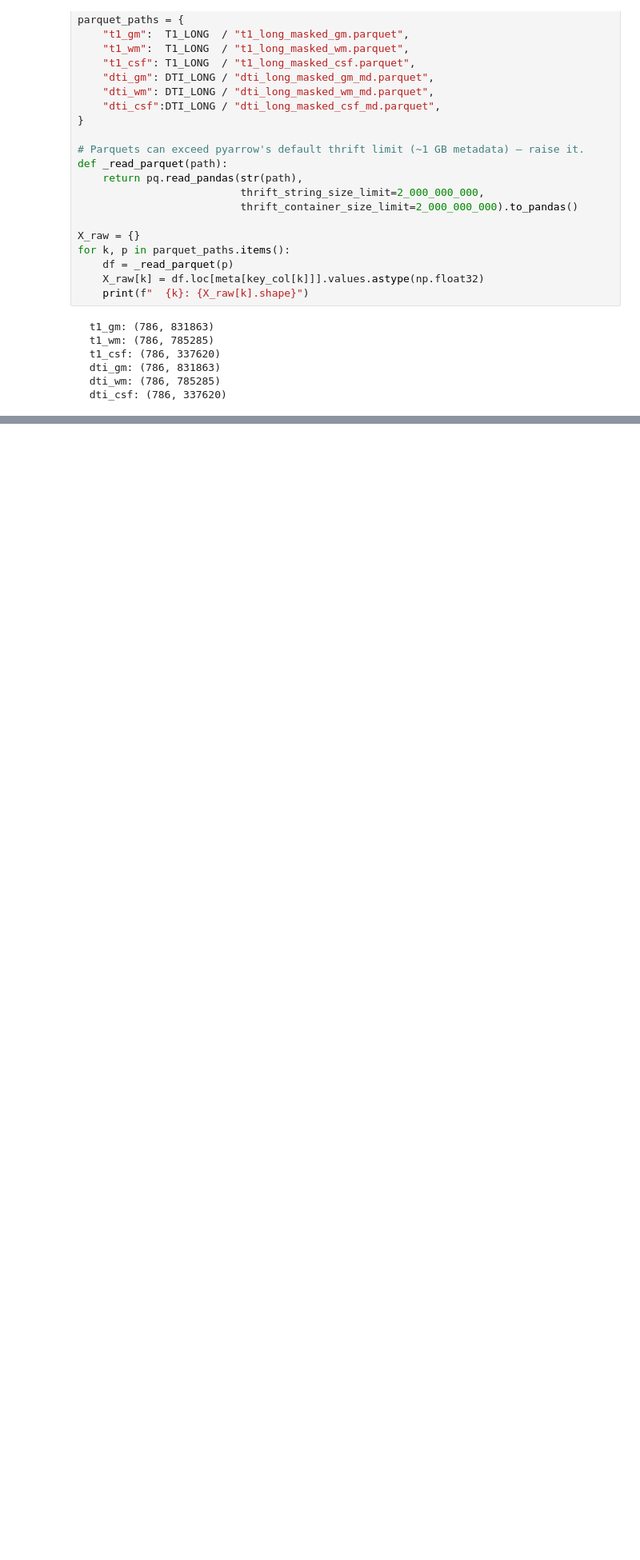
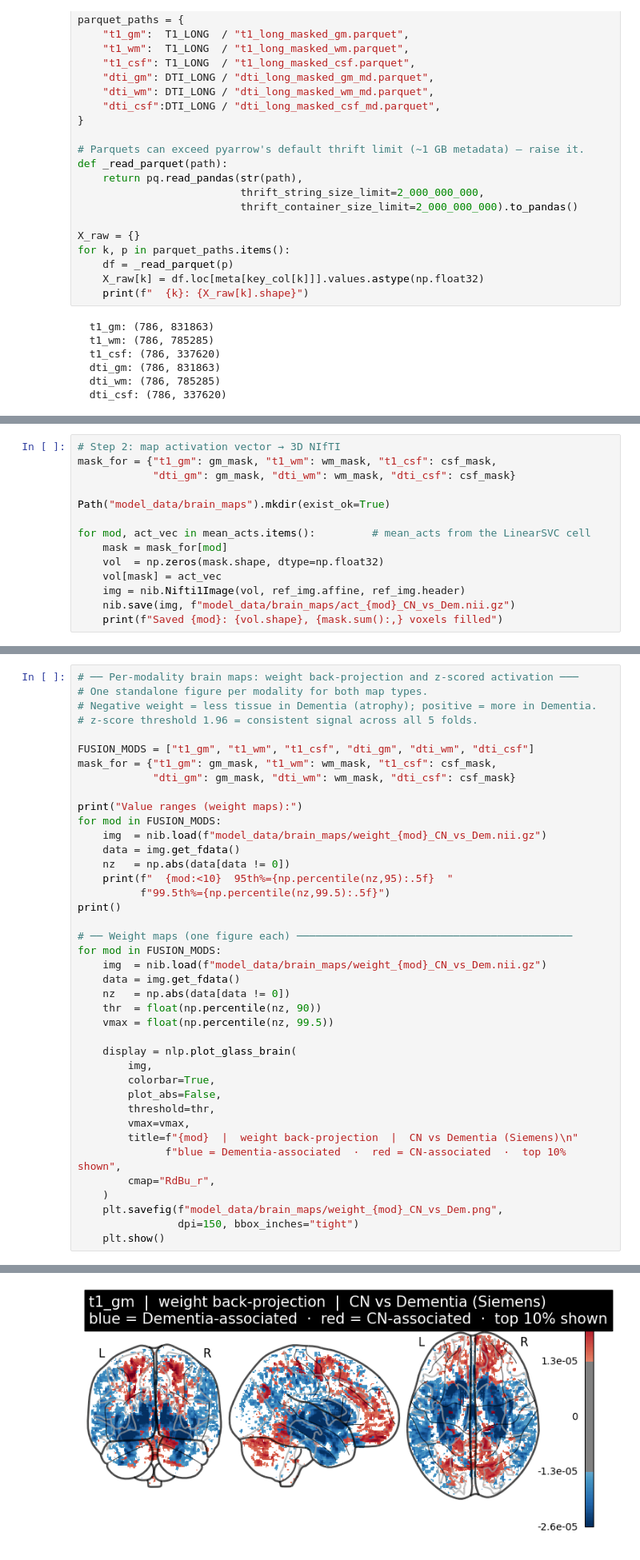
Before and after one commit to william2952/ADRU, a Jupyter notebook: model_analysis_v4.ipynb, the cells around one changed output, grey strips where cells are left out. Shown at 80% size. Saved outputs shown, nothing was run; the diff lists cells and outputs as text; blank space fills up the shorter version.

```diff
--- a/model_analysis_v4.ipynb
+++ b/model_analysis_v4.ipynb
@@ -293,0 +1051,14 @@ dti_csf        0.580   0.565   0.595
+# %%
+# Step 2: map activation vector → 3D NIfTI
+mask_for = {"t1_gm": gm_mask, "t1_wm": wm_mask, "t1_csf": csf_mask,
+            "dti_gm": gm_mask, "dti_wm": wm_mask, "dti_csf": csf_mask}
+
+Path("model_data/brain_maps").mkdir(exist_ok=True)
+
+for mod, act_vec in mean_acts.items():         # mean_acts from the LinearSVC cell
+    mask = mask_for[mod]
+    vol  = np.zeros(mask.shape, dtype=np.float32)
+    vol[mask] = act_vec
+    img = nib.Nifti1Image(vol, ref_img.affine, ref_img.header)
+    nib.save(img, f"model_data/brain_maps/act_{mod}_CN_vs_Dem.nii.gz")
+    print(f"Saved {mod}: {vol.shape}, {mask.sum():,} voxels filled")
@@ -293,0 +1093,41 @@ dti_csf        0.580   0.565   0.595
+# %%
+# ── Per-modality brain maps: weight back-projection and z-scored activation ───
+# One standalone figure per modality for both map types.
+# Negative weight = less tissue in Dementia (atrophy); positive = more in Dementia.
+# z-score threshold 1.96 = consistent signal across all 5 folds.
+
+FUSION_MODS = ["t1_gm", "t1_wm", "t1_csf", "dti_gm", "dti_wm", "dti_csf"]
+mask_for = {"t1_gm": gm_mask, "t1_wm": wm_mask, "t1_csf": csf_mask,
+            "dti_gm": gm_mask, "dti_wm": wm_mask, "dti_csf": csf_mask}
+
+print("Value ranges (weight maps):")
+for mod in FUSION_MODS:
+    img  = nib.load(f"model_data/brain_maps/weight_{mod}_CN_vs_Dem.nii.gz")
+    data = img.get_fdata()
+    nz   = np.abs(data[data != 0])
+    print(f"  {mod:<10}  95th%={np.percentile(nz,95):.5f}  "
+          f"99.5th%={np.percentile(nz,99.5):.5f}")
+print()
+
+# ── Weight maps (one figure each) ────────────────────────────────────────────
+for mod in FUSION_MODS:
+    img  = nib.load(f"model_data/brain_maps/weight_{mod}_CN_vs_Dem.nii.gz")
+    data = img.get_fdata()
+    nz   = np.abs(data[data != 0])
+    thr  = float(np.percentile(nz, 90))
+    vmax = float(np.percentile(nz, 99.5))
+
+    display = nlp.plot_glass_brain(
+        img,
+        colorbar=True,
+        plot_abs=False,
+        threshold=thr,
+        vmax=vmax,
+        title=f"{mod}  |  weight back-projection  |  CN vs Dementia (Siemens)\n"
+              f"blue = Dementia-associated  ·  red = CN-associated  ·  top 10% shown",
+        cmap="RdBu_r",
+    )
+    plt.savefig(f"model_data/brain_maps/weight_{mod}_CN_vs_Dem.png",
+                dpi=150, bbox_inches="tight")
+    plt.show()
+# %% [output]
@@ -293,0 +1141 @@ dti_csf        0.580   0.565   0.595
+[figure, added]
```
Also changed, not shown: parts of 29 cells of this notebook, 3 other files.
